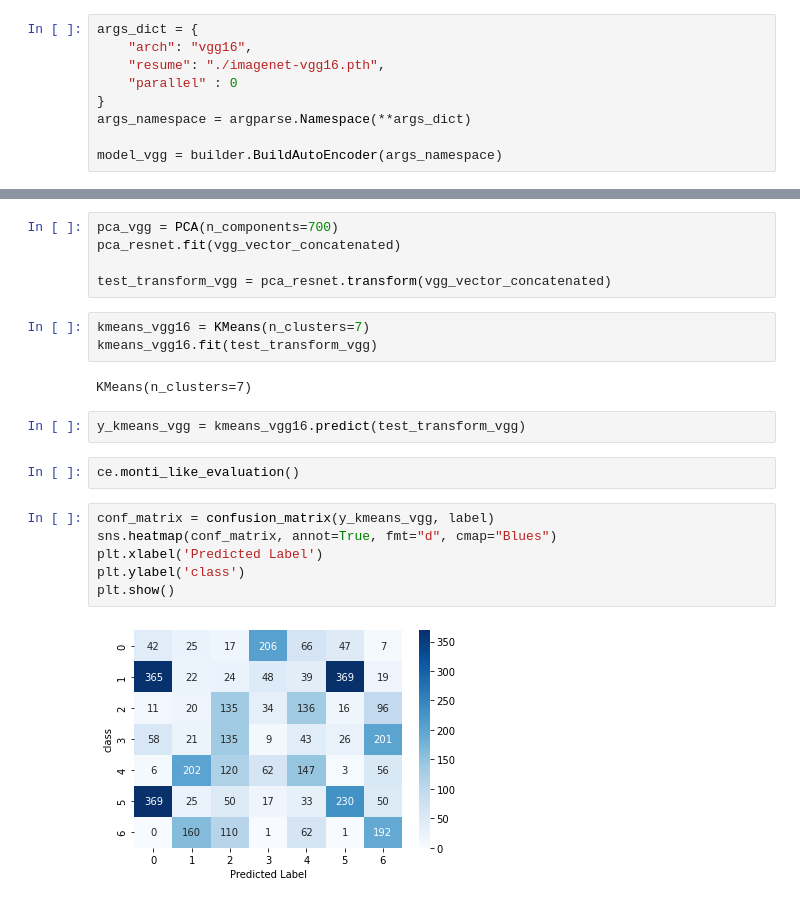
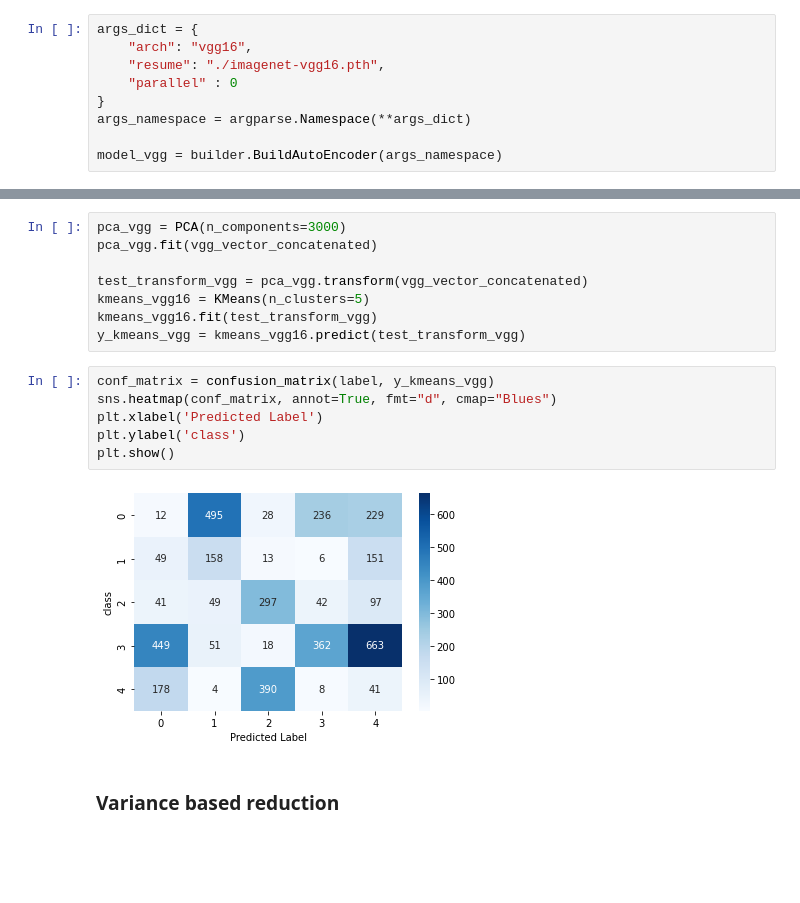
Before and after one commit to HoodBlack/Mixed-AutoEncoder, a Jupyter notebook: main.ipynb, the cells around one changed output, grey strips where cells are left out. Cells and saved outputs as stored; diff of their text form; blank space fills up the shorter version.

```diff
--- a/main.ipynb
+++ b/main.ipynb
@@ -183,22 +216,18 @@ Text(0, 0.5, 'Cumulative Explained Variance Ratio')
 # %%
-pca_vgg = PCA(n_components=700)
-pca_resnet.fit(vgg_vector_concatenated)
+pca_vgg = PCA(n_components=3000)
+pca_vgg.fit(vgg_vector_concatenated)
 
-test_transform_vgg = pca_resnet.transform(vgg_vector_concatenated)
+test_transform_vgg = pca_vgg.transform(vgg_vector_concatenated)
+kmeans_vgg16 = KMeans(n_clusters=5)
+kmeans_vgg16.fit(test_transform_vgg)
+y_kmeans_vgg = kmeans_vgg16.predict(test_transform_vgg)
-# %%
-kmeans_vgg16 = KMeans(n_clusters=7)
-kmeans_vgg16.fit(test_transform_vgg)
-# %% [output]
-KMeans(n_clusters=7)
-# %%
-y_kmeans_vgg = kmeans_vgg16.predict(test_transform_vgg)
-# %%
-ce.monti_like_evaluation()
 # %%
-conf_matrix = confusion_matrix(y_kmeans_vgg, label)
+conf_matrix = confusion_matrix(label, y_kmeans_vgg)
 sns.heatmap(conf_matrix, annot=True, fmt="d", cmap="Blues")
 plt.xlabel('Predicted Label')
 plt.ylabel('class')
 plt.show()
 # %% [output]
-[figure, old version]
+[figure, new version]
+# %% [markdown]
+### Variance based reduction
```
Also changed, not shown: parts of 40 cells of this notebook.
